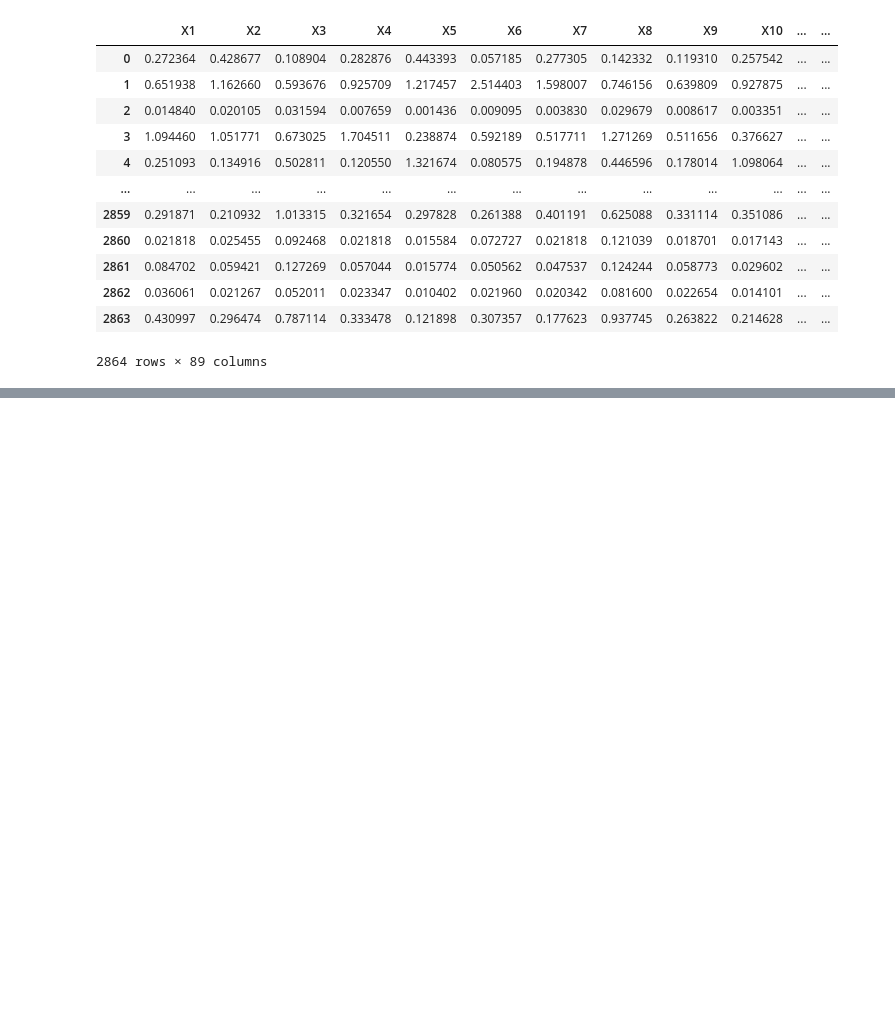
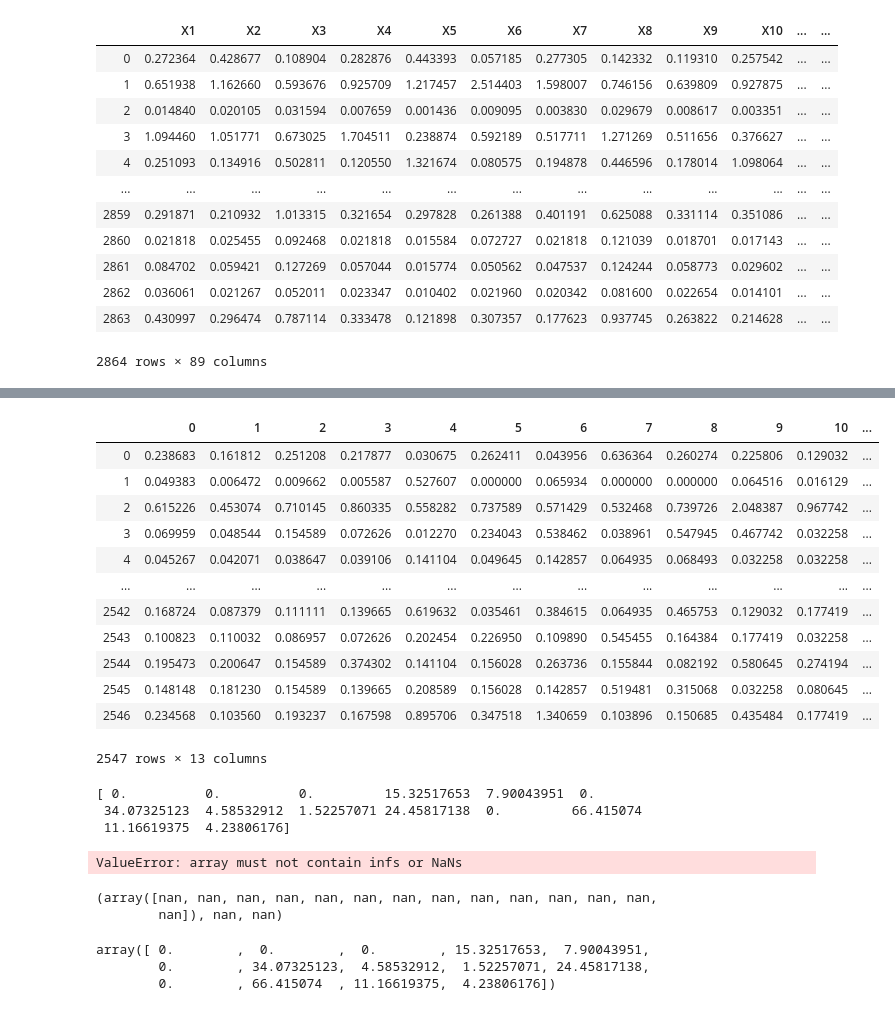
Before and after one commit to rseraphin/Deconvolution_Internship, a Jupyter notebook: nnls_testing.ipynb, the cells around one changed output, grey strips where cells are left out. Drawn from its saved outputs; the diff is of its cells as text; code cells hidden in the pictures; blank space fills up the shorter version.

```diff
--- a/nnls_testing.ipynb
+++ b/nnls_testing.ipynb
@@ -281,0 +544,55 @@ sum
+# %%
+single_cell_h1_values.iloc[:,0:13]
+# %% [output]
+|  | 0 | 1 | 2 | 3 | 4 | 5 | 6 | 7 | 8 | 9 | 10 | ... |
+| 0 | 0.238683 | 0.161812 | 0.251208 | 0.217877 | 0.030675 | 0.262411 | 0.043956 | 0.636364 | 0.260274 | 0.225806 | 0.129032 | ... |
+| 1 | 0.049383 | 0.006472 | 0.009662 | 0.005587 | 0.527607 | 0.000000 | 0.065934 | 0.000000 | 0.000000 | 0.064516 | 0.016129 | ... |
+| 2 | 0.615226 | 0.453074 | 0.710145 | 0.860335 | 0.558282 | 0.737589 | 0.571429 | 0.532468 | 0.739726 | 2.048387 | 0.967742 | ... |
+| 3 | 0.069959 | 0.048544 | 0.154589 | 0.072626 | 0.012270 | 0.234043 | 0.538462 | 0.038961 | 0.547945 | 0.467742 | 0.032258 | ... |
+| 4 | 0.045267 | 0.042071 | 0.038647 | 0.039106 | 0.141104 | 0.049645 | 0.142857 | 0.064935 | 0.068493 | 0.032258 | 0.032258 | ... |
+| ... | ... | ... | ... | ... | ... | ... | ... | ... | ... | ... | ... | ... |
+| 2542 | 0.168724 | 0.087379 | 0.111111 | 0.139665 | 0.619632 | 0.035461 | 0.384615 | 0.064935 | 0.465753 | 0.129032 | 0.177419 | ... |
+| 2543 | 0.100823 | 0.110032 | 0.086957 | 0.072626 | 0.202454 | 0.226950 | 0.109890 | 0.545455 | 0.164384 | 0.177419 | 0.032258 | ... |
+| 2544 | 0.195473 | 0.200647 | 0.154589 | 0.374302 | 0.141104 | 0.156028 | 0.263736 | 0.155844 | 0.082192 | 0.580645 | 0.274194 | ... |
+| 2545 | 0.148148 | 0.181230 | 0.154589 | 0.139665 | 0.208589 | 0.156028 | 0.142857 | 0.519481 | 0.315068 | 0.032258 | 0.080645 | ... |
+| 2546 | 0.234568 | 0.103560 | 0.193237 | 0.167598 | 0.895706 | 0.347518 | 1.340659 | 0.103896 | 0.150685 | 0.435484 | 0.177419 | ... |
+2547 rows × 13 columns
+# %%
+A = single_cell_h1_values
+b = select_gene_h1_sum_values
+#Use nnls to get initial guess
+x0, rnorm = nnls(A,b)
+#x0 = [0.076, 0.076, 0.076, 0.076, 0.076, 0.076, 0.076, 0.076, 0.076, 0.076, 0.076, 0.076, 0.076]
+#x0 = clust_true_prop
+print(x0)
+
+#Define minimisation function
+def fn(x, A, b):
+    return np.linalg.norm(A.dot(x) - b)
+
+#Define constraints and bounds
+cons = {'type': 'eq', 'fun': lambda x:  np.sum(x)-1}
+bounds = [[0., None],[0., None],[0., None],[0., None],[0., None],[0., None],[0., None],[0., None],[0., None],[0., None],[0., None],[0., None],[0., None],[0., None]]
+
+#Call minimisation subject to these values
+minout = minimize(fn, x0, args=(A, b), method='trust-constr',bounds=bounds,constraints=cons)
+x = minout.x
+
+res_simu = x,x.sum(),fn(x,A,b)
+#print(x,x.sum(),fn(x,A,b))
+# %% [output]
+[ 0.          0.          0.         15.32517653  7.90043951  0.
+ 34.07325123  4.58532912  1.52257071 24.45817138  0.         66.415074
+ 11.16619375  4.23806176]
+ValueError: array must not contain infs or NaNs
+# %%
+res_simu
+# %% [output]
+(array([nan, nan, nan, nan, nan, nan, nan, nan, nan, nan, nan, nan, nan,
+        nan]), nan, nan)
+# %%
+x0
+# %% [output]
+array([ 0.        ,  0.        ,  0.        , 15.32517653,  7.90043951,
+        0.        , 34.07325123,  4.58532912,  1.52257071, 24.45817138,
+        0.        , 66.415074  , 11.16619375,  4.23806176])
```
Also changed, not shown: parts of 29 cells of this notebook, 1 other file.
